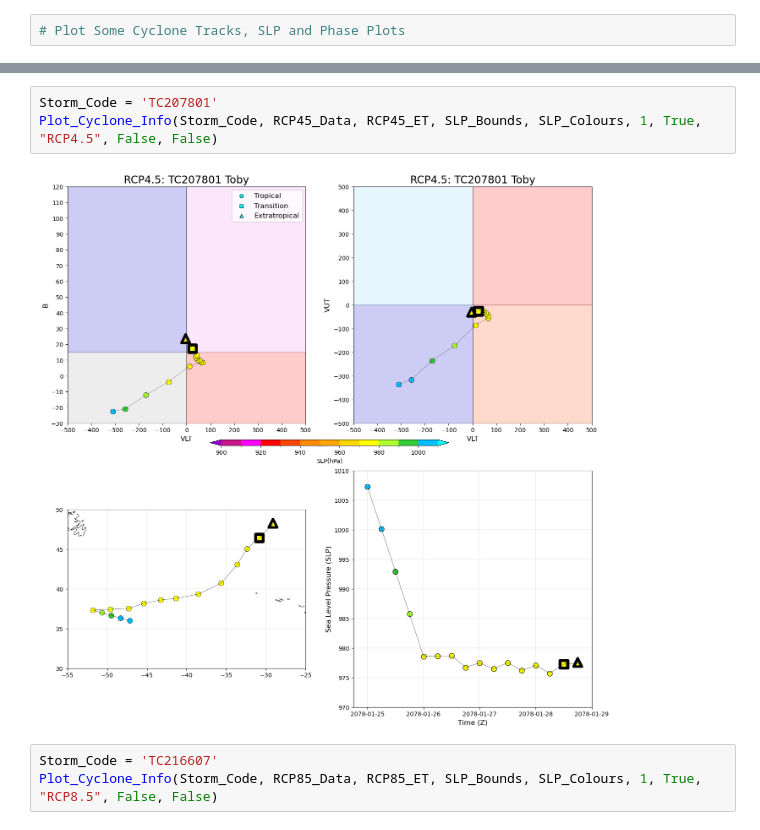
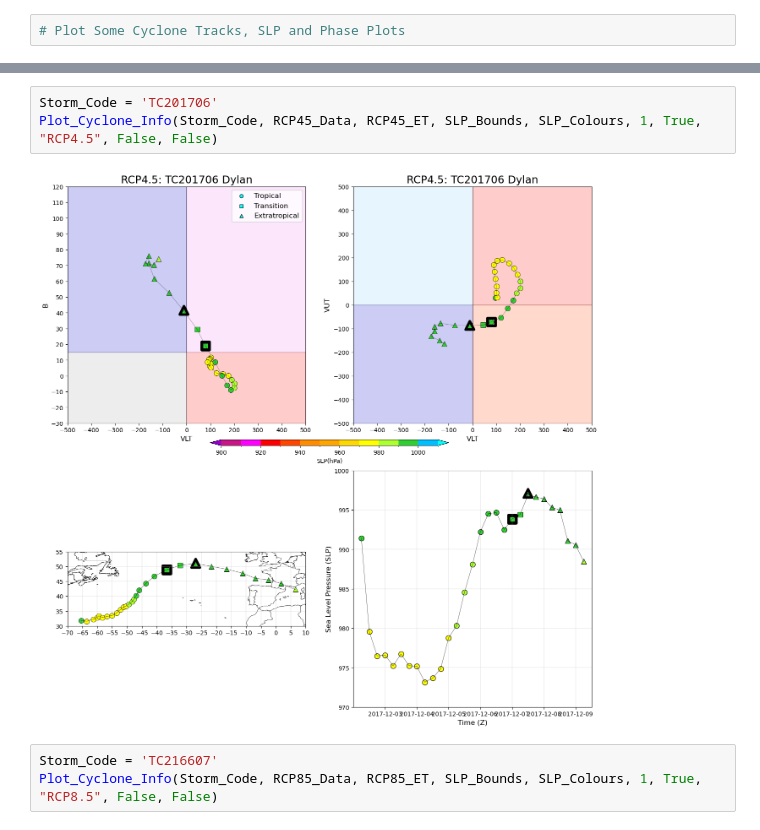
Before and after one commit to Luigi728/ExtraTrack_Github, a Jupyter notebook: RCP_Analysis/RCP_Analysis_V6.2.1.ipynb, the cells around one changed output, grey strips where cells are left out. Saved outputs shown, nothing was run; the diff lists cells and outputs as text.

```diff
--- a/RCP_Analysis/RCP_Analysis_V6.2.1.ipynb
+++ b/RCP_Analysis/RCP_Analysis_V6.2.1.ipynb
@@ -281,8 +281,8 @@ Plot_Cyclone_Info(Storm_Code, Control_Data, Control_ET, SLP_Bounds, SLP_Colours,
 # %%
-Storm_Code = 'TC207801'
+Storm_Code = 'TC201706'
 Plot_Cyclone_Info(Storm_Code, RCP45_Data, RCP45_ET, SLP_Bounds, SLP_Colours, 1, True, "RCP4.5", False, False)
 # %% [output]
-[figure, old version]
+[figure, new version]
 # %%
 Storm_Code = 'TC216607'
 Plot_Cyclone_Info(Storm_Code, RCP85_Data, RCP85_ET, SLP_Bounds, SLP_Colours, 1, True, "RCP8.5", False, False)
```
Also changed, not shown: parts of 1 cell of this notebook, 46 other files.
